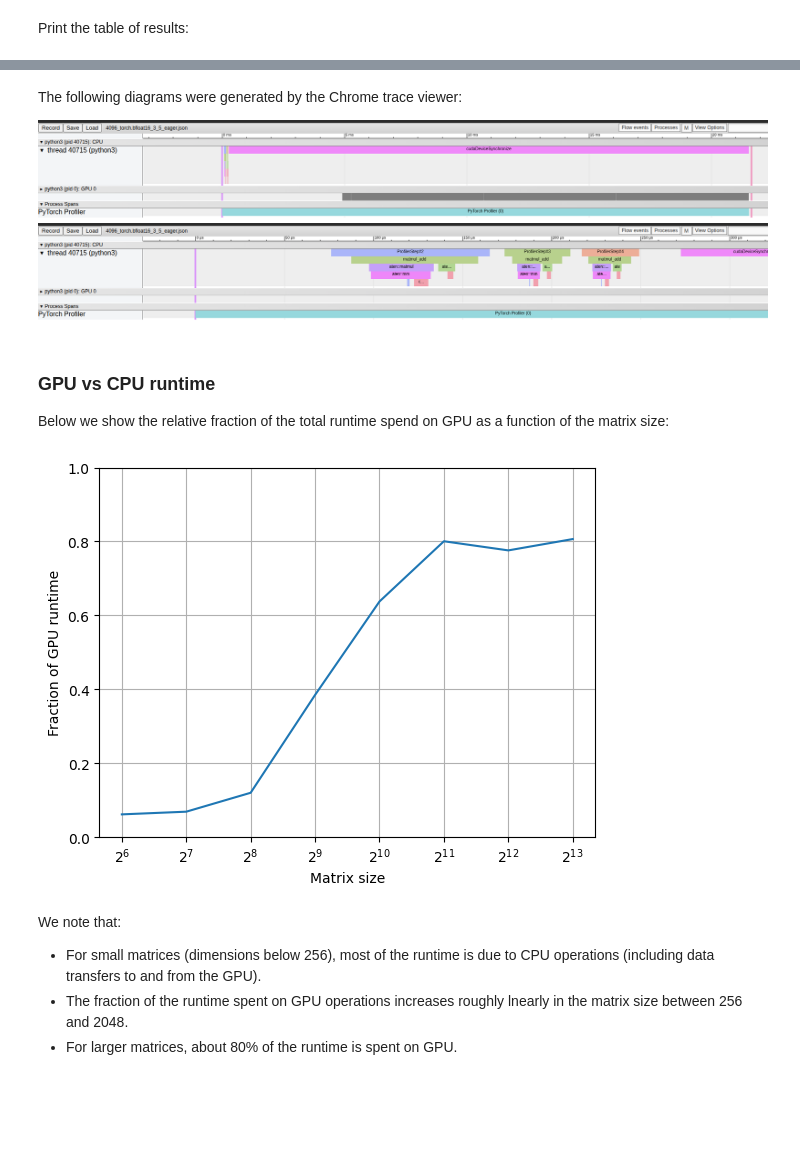
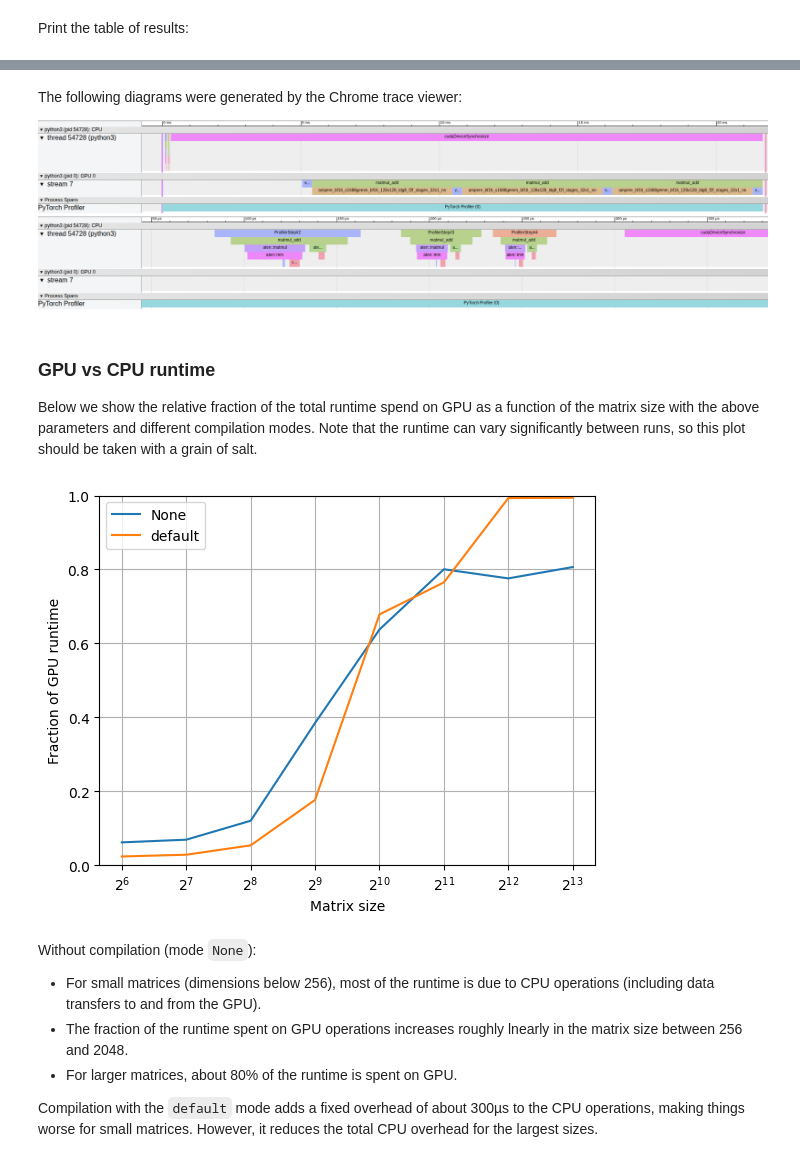
Before and after one commit to FlorentCLMichel/learning_data_science, a Jupyter notebook: PyTorch_Profiling.ipynb, the cells around one changed output, grey strips where cells are left out. Saved outputs shown, nothing was run; the diff lists cells and outputs as text; code cells hidden in the pictures; blank space fills up the shorter version.

Commit message:
add a plot for the default compile option

```diff
--- a/PyTorch_Profiling.ipynb
+++ b/PyTorch_Profiling.ipynb
@@ -105,30 +111,38 @@ Self CUDA time total: 16.593ms
 # %% [markdown]
 The following diagrams were generated by the Chrome trace viewer:
 
-![Screenshot from 2026-07-04 22-45-48.png](attachment:3c1d9401-80e6-473c-94d9-a362e232b9d1.png)
-![image.png](attachment:c4219cf3-f7eb-4afd-834b-75064e30f218.png)
+![image.png](attachment:965e3840-f4c9-454e-8773-b65f180729fe.png)
+![image.png](attachment:a1f45a5c-fc9b-49d2-aa01-10867a291b08.png)
 # %% [markdown]
 ### GPU vs CPU runtime
 
-Below we show the relative fraction of the total runtime spend on GPU as a function of the matrix size:
+Below we show the relative fraction of the total runtime spend on GPU as a function of the matrix size with the above parameters and different compilation modes.
+Note that the runtime can vary significantly between runs, so this plot should be taken with a grain of salt.
 # %%
 matrix_size = [64, 128, 256, 512, 1024, 2048, 4096, 8192]
-cpu_runtime_microseconds = [159.604, 153.439, 161.030, 160.213, 313.910, 2707, 21421, 207402]
-gpu_runtime_microseconds = [9.824, 10.560, 19.326, 61.632, 200.127, 2167, 16618, 167252]
+cpu_runtime_microseconds_none = [159.604, 153.439, 161.030, 160.213, 313.910, 2707, 21421, 207402]
+gpu_runtime_microseconds_none = [9.824, 10.560, 19.326, 61.632, 200.127, 2167, 16618, 167252]
+cpu_runtime_microseconds_default = [422.540, 376.609, 361.342, 349.380, 436.184, 2613, 20966, 161898]
+gpu_runtime_microseconds_default = [9.889, 10.590, 19.328, 61.632, 295.869, 1999, 20821, 160912]
 
-gpu_runtime_fraction = [gpu_runtime_microseconds[i] / cpu_runtime_microseconds[i] for i in range(len(matrix_size))]
+gpu_runtime_fraction_none = [gpu_runtime_microseconds_none[i] / cpu_runtime_microseconds_none[i] for i in range(len(matrix_size))]
+gpu_runtime_fraction_default = [gpu_runtime_microseconds_default[i] / cpu_runtime_microseconds_default[i] for i in range(len(matrix_size))]
 
-plt.plot(matrix_size, gpu_runtime_fraction)
+plt.plot(matrix_size, gpu_runtime_fraction_none, label='None')
+plt.plot(matrix_size, gpu_runtime_fraction_default, label='default')
 plt.xlabel("Matrix size")
 plt.ylabel("Fraction of GPU runtime")
 plt.xscale('log', base=2)
 plt.ylim(0,1)
+plt.legend()
 plt.grid()
 plt.show()
 # %% [output]
-[figure, old version]
+[figure, new version]
 # %% [markdown]
-We note that:
+Without compilation (mode `None`):
 * For small matrices (dimensions below 256), most of the runtime is due to CPU operations (including data transfers to and from the GPU).
 * The fraction of the runtime spent on GPU operations increases roughly lnearly in the matrix size between 256 and 2048.
 * For larger matrices, about 80% of the runtime is spent on GPU.
+
+Compilation with the `default` mode adds a fixed overhead of about 300µs to the CPU operations, making things worse for small matrices. However, it reduces the total CPU overhead for the largest sizes.
```
Also changed, not shown: parts of 2 cells of this notebook.
